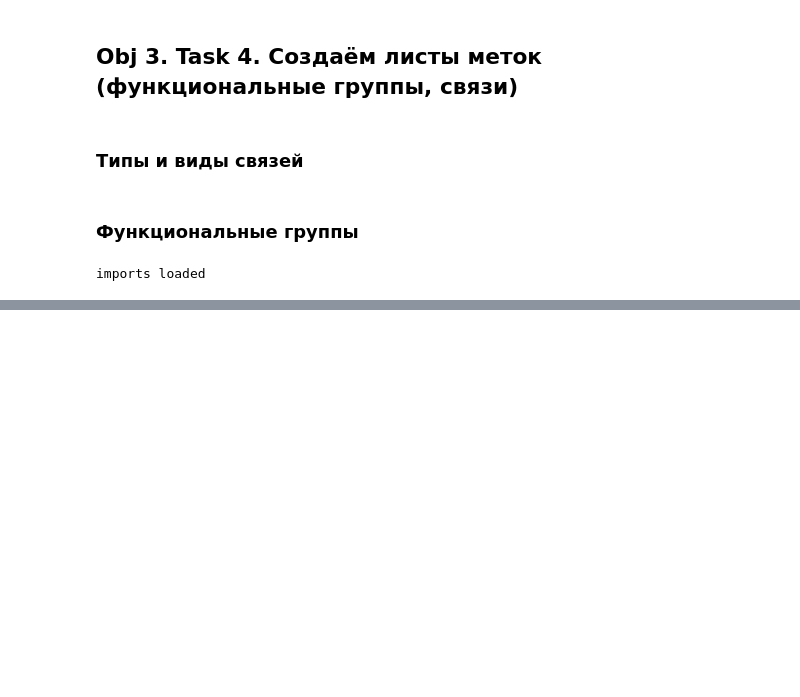
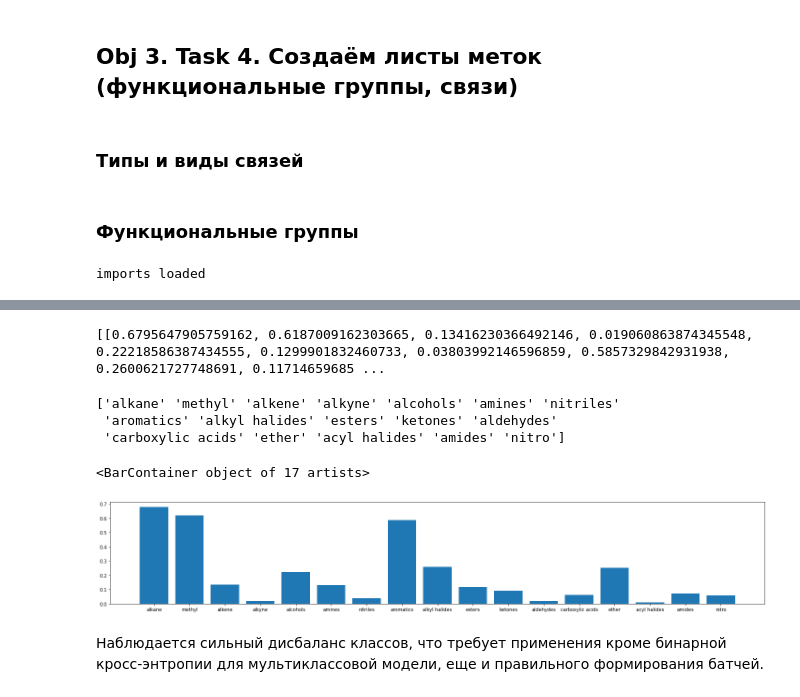
Before and after one commit to Lamblador/IR_expert_system, a Jupyter notebook: Koshelev_IR_expert_system_1_Dataset_Preparation.ipynb, the cells around one changed output, grey strips where cells are left out. Cells and saved outputs as stored; diff of their text form; code cells hidden in the pictures; blank space fills up the shorter version.

```diff
--- a/Koshelev_IR_expert_system_1_Dataset_Preparation.ipynb
+++ b/Koshelev_IR_expert_system_1_Dataset_Preparation.ipynb
@@ -1210,3 +1176,3 @@ funcgrpstruct
 # %%
-nist_ir_spectra_list_with_group = nist_ir_spectra_list.set_index('CAS').join(target.set_index('CAS'))
-nist_ir_spectra_list_with_group
+# nist_ir_spectra_list_with_group = nist_ir_spectra_list.set_index('CAS').join(target.set_index('CAS'))
+# nist_ir_spectra_list_with_group
@@ -1214,0 +1185,4 @@ KeyError: ignored
+# %%
+#nist_ir_spectra_list_with_group = nist_ir_spectra_list_with_group.drop(["Bonds list"], axis = 1)
+nist_ir_spectra_list_with_group = nist_ir_spectra_list_with_group.drop(["Unnamed: 0"], axis = 1)
+nist_ir_spectra_list_with_group
@@ -1214,0 +1216,21 @@ KeyError: ignored
+# %%
+mean_of_groups = nist_ir_spectra_list_with_group.drop("Mw", axis = 1).describe().drop(['count', 'std', 'min', '25%', '50%', '75%', 'max'])
+mean_of_groups = mean_of_groups.values.tolist()
+print(mean_of_groups)
+# %% [output]
+[[0.6795647905759162, 0.6187009162303665, 0.13416230366492146, 0.019060863874345548, 0.22218586387434555, 0.1299901832460733, 0.03803992146596859, 0.5857329842931938, 0.2600621727748691, 0.11714659685 ...
+# %%
+groups_names = nist_ir_spectra_list_with_group.drop("Mw", axis = 1).describe().columns.values
+print(groups_names)
+# %% [output]
+['alkane' 'methyl' 'alkene' 'alkyne' 'alcohols' 'amines' 'nitriles'
+ 'aromatics' 'alkyl halides' 'esters' 'ketones' 'aldehydes'
+ 'carboxylic acids' 'ether' 'acyl halides' 'amides' 'nitro']
+# %%
+plt.figure(figsize = (25,4))
+plt.bar(groups_names, mean_of_groups[0])
+# %% [output]
+<BarContainer object of 17 artists>
+[figure, added]
+# %% [markdown]
+Наблюдается сильный дисбаланс классов, что требует применения кроме бинарной кросс-энтропии для мультиклассовой модели, еще и правильного формирования батчей.
```
Also changed, not shown: parts of 22 cells of this notebook, 1 other file.
